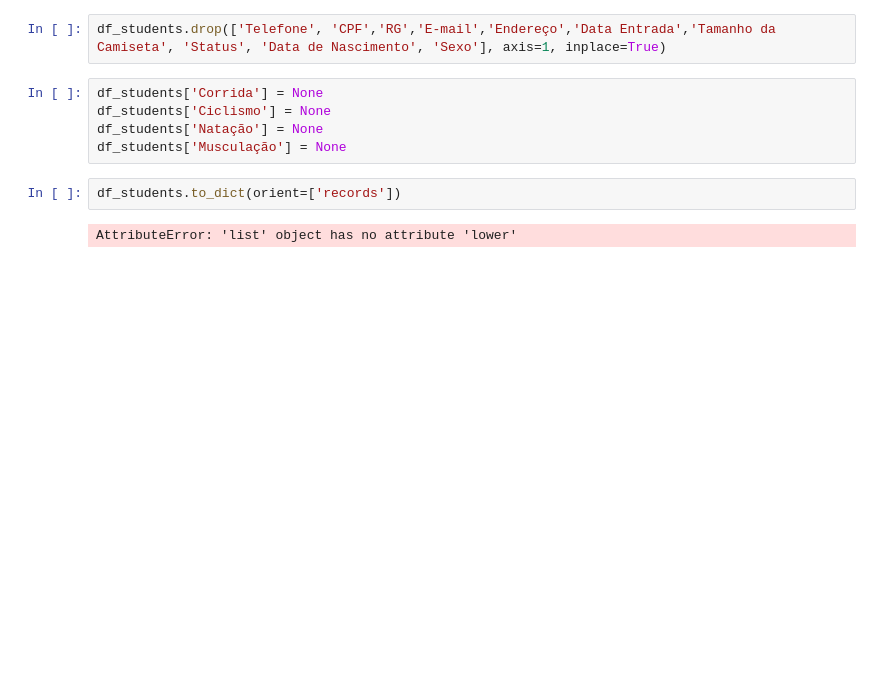
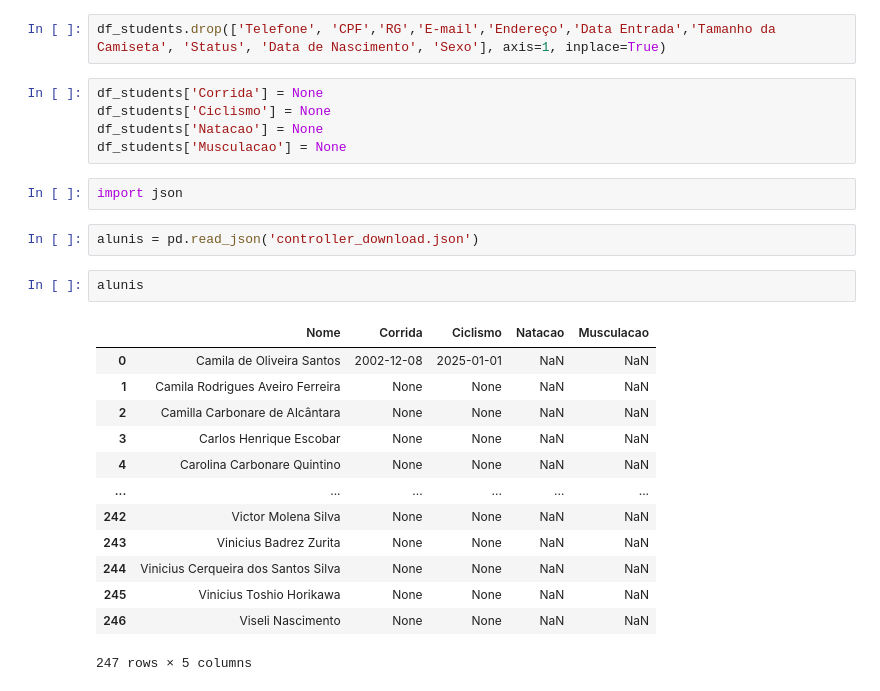
Before and after one commit to dieinimymaganha/get-and-process-data-massela, a Jupyter notebook: controler_download.ipynb, the cells around one changed output. Drawn from its saved outputs; the diff is of its cells as text; blank space fills up the shorter version.

```diff
--- a/controler_download.ipynb
+++ b/controler_download.ipynb
@@ -23,9 +8,25 @@ df_students.drop(['Telefone', 'CPF','RG','E-mail','Endereço','Data Entrada','Ta
 # %%
 df_students['Corrida'] = None
 df_students['Ciclismo'] = None
-df_students['Natação'] = None
-df_students['Musculação'] = None
+df_students['Natacao'] = None
+df_students['Musculacao'] = None
-# %%
-df_students.to_dict(orient=['records'])
-# %% [output]
-AttributeError: 'list' object has no attribute 'lower'
+# %%
+import json
+# %%
+alunis = pd.read_json('controller_download.json')
+# %%
+alunis
+# %% [output]
+|  | Nome | Corrida | Ciclismo | Natacao | Musculacao |
+| 0 | Camila de Oliveira Santos | 2002-12-08 | 2025-01-01 | NaN | NaN |
+| 1 | Camila Rodrigues Aveiro Ferreira | None | None | NaN | NaN |
+| 2 | Camilla Carbonare de Alcântara | None | None | NaN | NaN |
+| 3 | Carlos Henrique Escobar | None | None | NaN | NaN |
+| 4 | Carolina Carbonare Quintino | None | None | NaN | NaN |
+| ... | ... | ... | ... | ... | ... |
+| 242 | Victor Molena Silva | None | None | NaN | NaN |
+| 243 | Vinicius Badrez Zurita | None | None | NaN | NaN |
+| 244 | Vinicius Cerqueira dos Santos Silva | None | None | NaN | NaN |
+| 245 | Vinicius Toshio Horikawa | None | None | NaN | NaN |
+| 246 | Viseli Nascimento | None | None | NaN | NaN |
+247 rows × 5 columns
```
Also changed, not shown: parts of 6 cells of this notebook, 1 other file.
